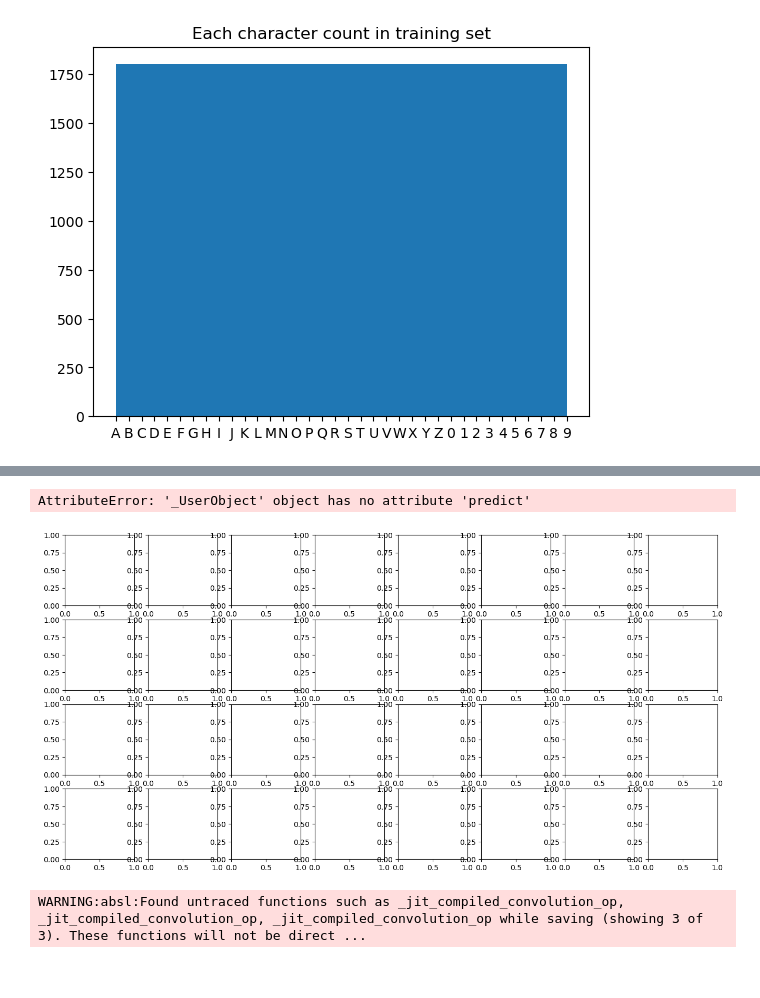
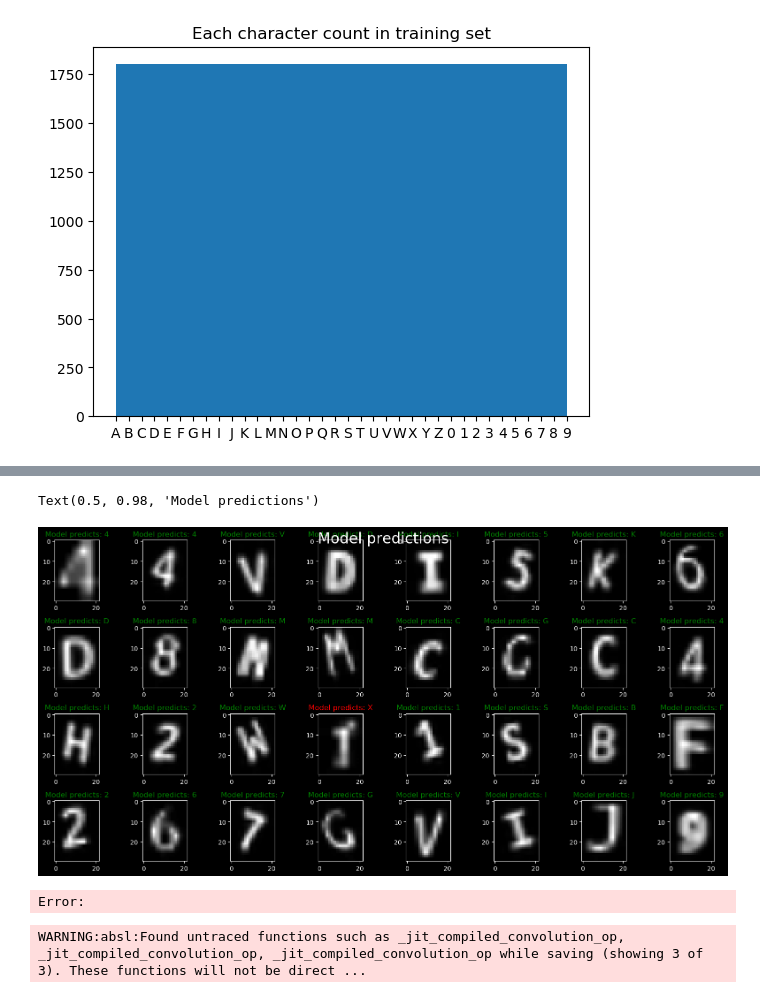
Before and after one commit to 1mackenziekyle/enph353_controller_pkg, a Jupyter notebook: src/generate_letters.ipynb, the cells around one changed output, grey strips where cells are left out. Drawn from its saved outputs; the diff is of its cells as text; code cells hidden in the pictures.

```diff
--- a/src/generate_letters.ipynb
+++ b/src/generate_letters.ipynb
@@ -298,7 +285,7 @@ if not LOAD_MODEL:
     history = model.fit(X_train, Y_train, epochs=EPOCHS,
                         validation_data=(X_valid, Y_valid))
 else:
-    model = tf.saved_model.load(MODEL_LOAD_PATH)
+    model = models.load_model(MODEL_LOAD_PATH)
 # %%
 
 plt.style.use('dark_background')
@@ -316,21 +303,22 @@ Text(0.5, 1.0, 'Model Accuracy on validation and training data over 6 epochs')
 # %%
 
 fig, axs = plt.subplots(4,8, figsize=(16,8))
 for i in range(32):
     n = np.random.randint(X_valid.shape[0])
     input = tf.expand_dims(tf.expand_dims(X_valid[n], -1), 0)
     label = itoc[np.argmax(Y_valid[n])]
-    ypred = str(itoc[np.argmax(model.predict(input))])
+    ypred = str(itoc[np.argmax(model(input))])
     axs[i//8, i%8].imshow(X_valid[n], cmap='gray')
     if label == ypred:
         axs[i//8, i%8].set_title('Model predicts: ' + ypred, color='green')
     else:
         axs[i//8, i%8].set_title('Model predicts: ' + ypred, color='red')
 fig.tight_layout()
 fig.suptitle('Model predictions', fontsize=24)
 # %% [output]
-AttributeError: '_UserObject' object has no attribute 'predict'
+Text(0.5, 0.98, 'Model predictions')
-[figure, old version]
+[figure, new version]
+Error:
 # %%
 model.save(MODEL_SAVE_PATH)
 # %% [output]
```
Also changed, not shown: parts of 8 cells of this notebook, 1 other file.
